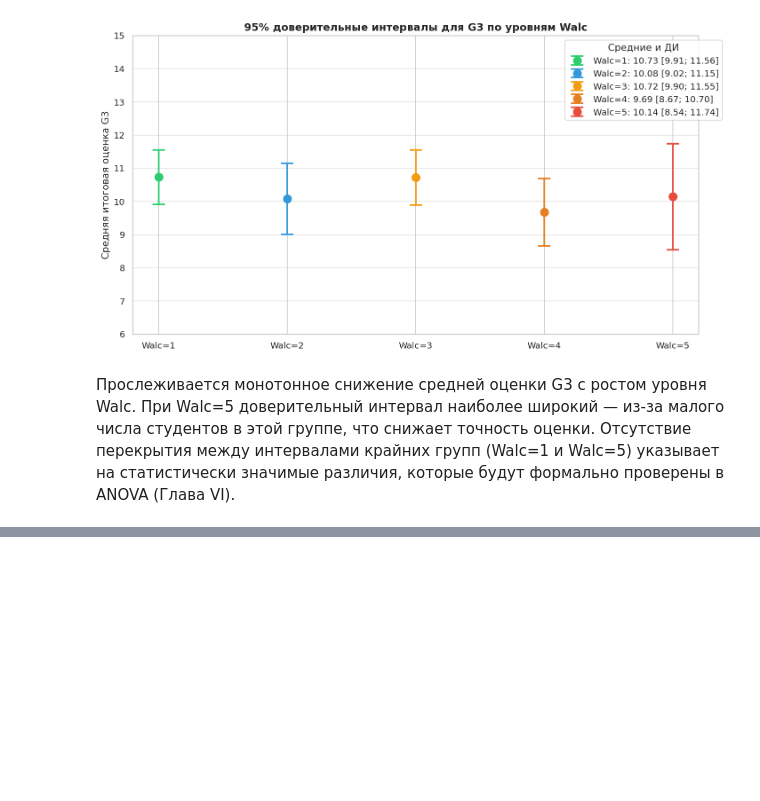
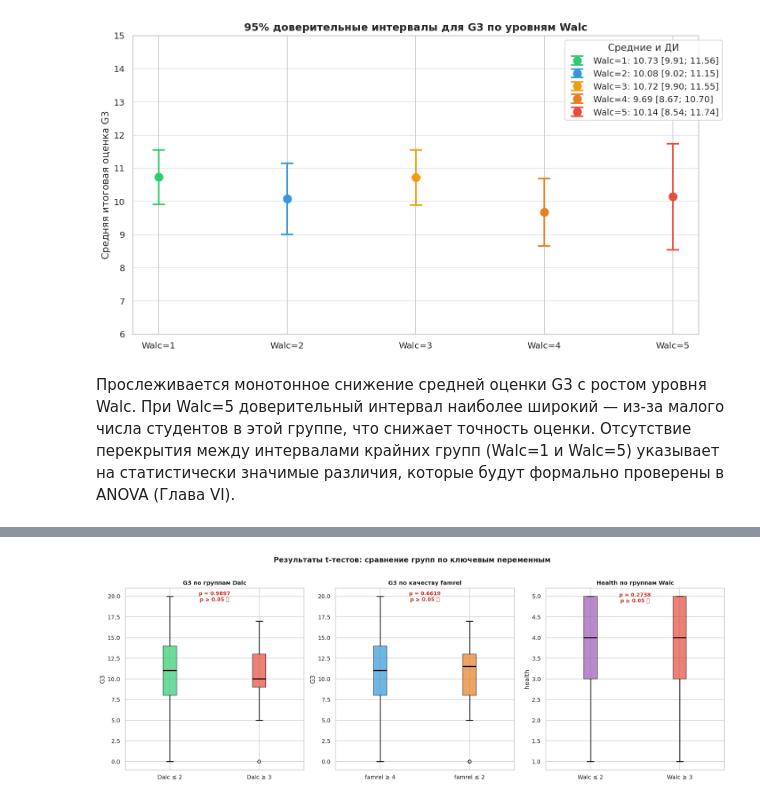
Before and after one commit to falcon-ov/msad-lab1, a Jupyter notebook: lab1.ipynb, the cells around one changed output, grey strips where cells are left out. Drawn from its saved outputs; the diff is of its cells as text; code cells hidden in the pictures; blank space fills up the shorter version.

```diff
--- a/lab1.ipynb
+++ b/lab1.ipynb
@@ -894,0 +1130,57 @@ plt.show()
+# %%
+# -------------------------------------------------------------
+# 4.4 Визуализация всех трёх t-тестов
+# -------------------------------------------------------------
+
+fig, axes = plt.subplots(1, 3, figsize=(17, 6))
+
+tests = [
+    (axes[0], "Dalc", [low_dalc, high_dalc],
+     ["Dalc ≤ 2", "Dalc ≥ 3"], "G3",
+     "G3 по группам Dalc", p_41,
+     ["#2ecc71", "#e74c3c"]),
+    (axes[1], "famrel", [good_famrel, bad_famrel],
+     ["famrel ≥ 4", "famrel ≤ 2"], "G3",
+     "G3 по качеству famrel", p_42,
+     ["#3498db", "#e67e22"]),
+    (axes[2], "Walc", [non_drinkers, drinkers],
+     ["Walc ≤ 2", "Walc ≥ 3"], "health",
+     "Health по группам Walc", p_43,
+     ["#9b59b6", "#e74c3c"]),
+]
+
+for ax, var, groups, labels, yvar, title, pval, colors_t in tests:
+    data_plot = pd.DataFrame({
+        labels[0]: pd.Series(groups[0].values),
+        labels[1]: pd.Series(groups[1].values)
+    })
+    bp = ax.boxplot(
+        [groups[0].values, groups[1].values],
+        labels=labels, patch_artist=True,
+        medianprops=dict(color="black", linewidth=2),
+        whiskerprops=dict(linewidth=1.5),
+        capprops=dict(linewidth=1.5)
+    )
+    for patch, color in zip(bp["boxes"], colors_t):
+        patch.set_facecolor(color)
+        patch.set_alpha(0.7)
+
+    # Аннотация p-value
+    y_max = max(groups[0].max(), groups[1].max())
+    sig   = "p < 0.05 ✅" if pval < 0.05 else "p ≥ 0.05 ❌"
+    color_ann = "#27ae60" if pval < 0.05 else "#c0392b"
+    ax.annotate(f"p = {pval:.4f}\n{sig}",
+                xy=(1.5, y_max * 0.97),
+                ha="center", fontsize=10,
+                color=color_ann, fontweight="bold")
+
+    ax.set_title(title, fontsize=11, fontweight="bold")
+    ax.set_ylabel(yvar)
+
+plt.suptitle("Результаты t-тестов: сравнение групп по ключевым переменным",
+             fontsize=14, fontweight="bold", y=1.02)
+plt.tight_layout()
+plt.savefig("ttest_boxplots.png", bbox_inches="tight")
+plt.show()
+# %% [output]
+[figure, added]
```
Also changed, not shown: parts of 39 cells of this notebook, 6 other files.
